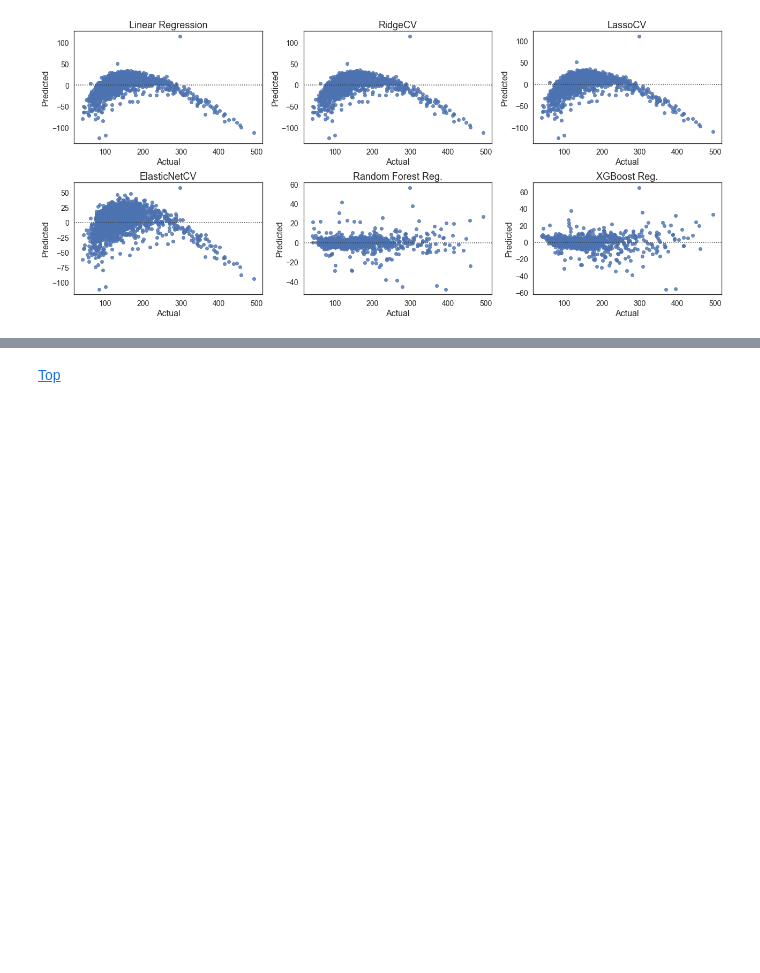
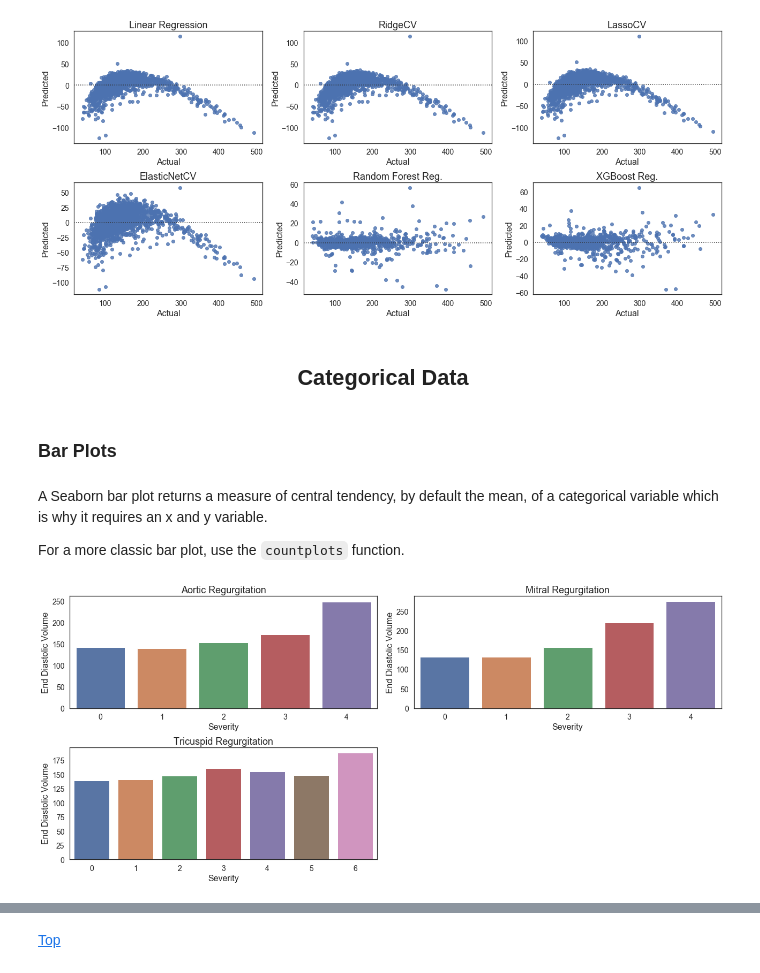
Before and after one commit to a-bergman/Analysis-Tools, a Jupyter notebook: Examples/Example Charts.ipynb, the cells around one changed output, grey strips where cells are left out. Drawn from its saved outputs; the diff is of its cells as text; code cells hidden in the pictures; blank space fills up the shorter version.

Commit message:
finished graphs & added comments

```diff
--- a/Examples/Example Charts.ipynb
+++ b/Examples/Example Charts.ipynb
@@ -131,3 +161,24 @@ graphs.residualplots(df      = preds,
                      ylabel  = "Predicted")
 # %% [output]
 [figure]
+# %% [markdown]
+## <center>Categorical Data</center>
+# %% [markdown]
+### Bar Plots
+# %% [markdown]
+A Seaborn bar plot returns a measure of central tendency, by default the mean, of a categorical variable which is why it requires an x and y variable.
+
+For a more classic bar plot, use the `countplots` function.
+# %%
+graphs.barplots(df      = heart,
+                columns = ["aortic_reg", "mitral_reg", "tricusp_reg"],
+                y       = "lvedv",
+                labels  = ["Severity", "Severity", "Severity"],
+                ylabel  = "End Diastolic Volume",
+                titles  = ["Aortic Regurgitation", "Mitral Regurgitation",
+                          "Tricuspid Regurgitation"],
+                dim     = (18,8),
+                row     = 2,
+                col     = 2)
+# %% [output]
+[figure, added]
```
Also changed, not shown: parts of 13 cells of this notebook.
